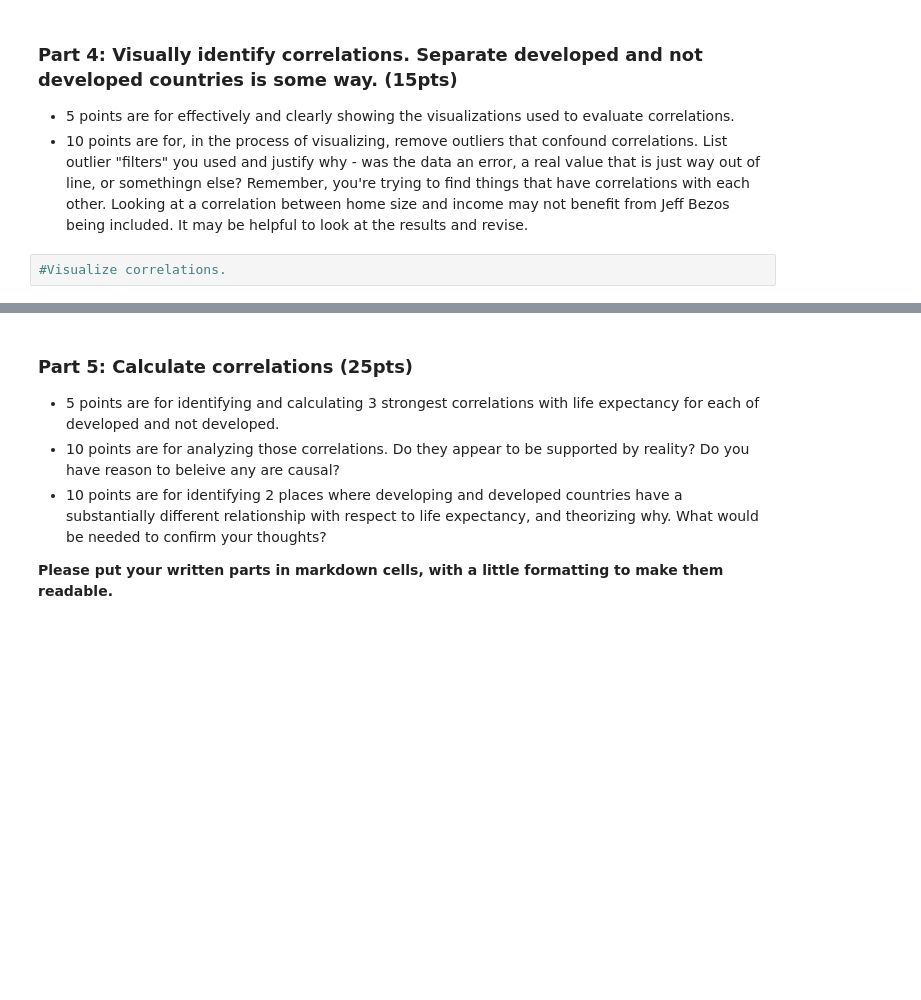
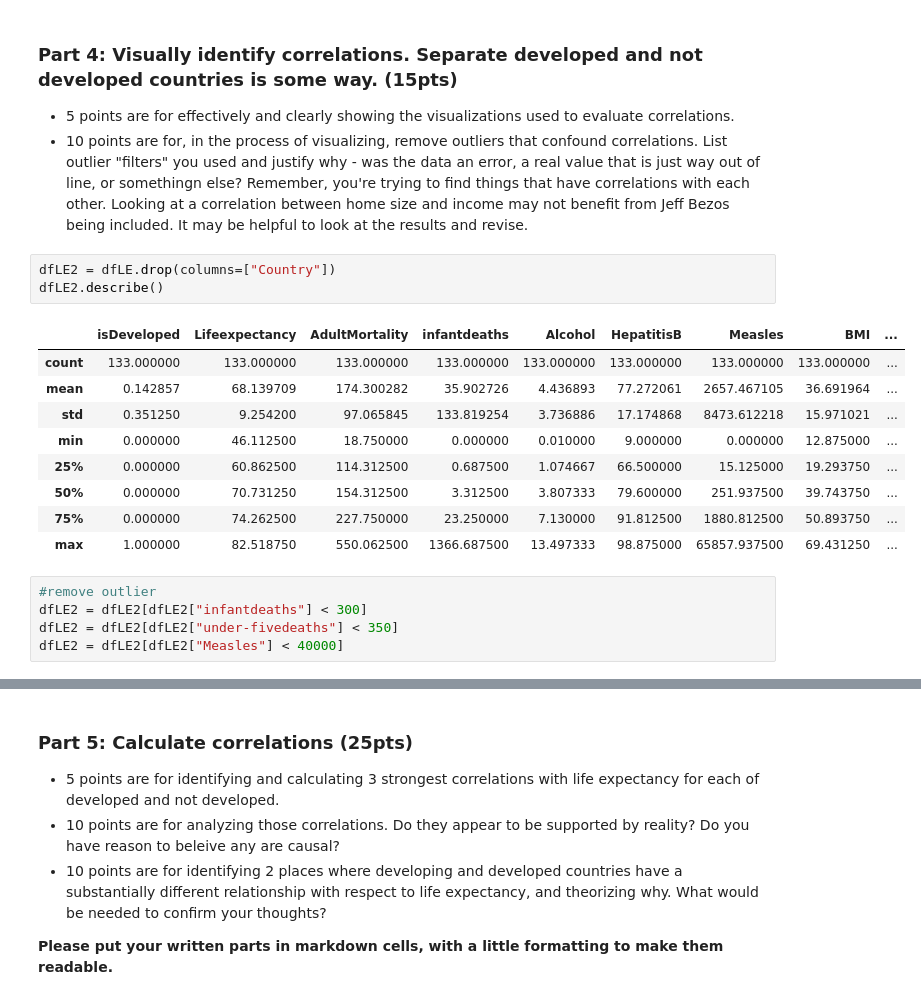
Before and after one commit to CcDenn/BSIP_Assignment_2_Students, a Jupyter notebook: stats_asn_2_start.ipynb, the cells around one changed output, grey strips where cells are left out. Drawn from its saved outputs; the diff is of its cells as text; blank space fills up the shorter version.

```diff
--- a/stats_asn_2_start.ipynb
+++ b/stats_asn_2_start.ipynb
@@ -245,5 +265,21 @@ In conclusion, our data looks lognormal distribution. However, the data on the h
 <li>5 points are for effectively and clearly showing the visualizations used to evaluate correlations.
 <li>10 points are for, in the process of visualizing, remove outliers that confound correlations. List outlier "filters" you used and justify why - was the data an error, a real value that is just way out of line, or somethingn else? Remember, you're trying to find things that have correlations with each other. Looking at a correlation between home size and income may not benefit from Jeff Bezos being included. It may be helpful to look at the results and revise.
 </ul>
-# %%
-#Visualize correlations.
+# %%
+dfLE2 = dfLE.drop(columns=["Country"])
+dfLE2.describe()
+# %% [output]
+|  | isDeveloped | Lifeexpectancy | AdultMortality | infantdeaths | Alcohol | HepatitisB | Measles | BMI | ... |
+| count | 133.000000 | 133.000000 | 133.000000 | 133.000000 | 133.000000 | 133.000000 | 133.000000 | 133.000000 | ... |
+| mean | 0.142857 | 68.139709 | 174.300282 | 35.902726 | 4.436893 | 77.272061 | 2657.467105 | 36.691964 | ... |
+| std | 0.351250 | 9.254200 | 97.065845 | 133.819254 | 3.736886 | 17.174868 | 8473.612218 | 15.971021 | ... |
+| min | 0.000000 | 46.112500 | 18.750000 | 0.000000 | 0.010000 | 9.000000 | 0.000000 | 12.875000 | ... |
+| 25% | 0.000000 | 60.862500 | 114.312500 | 0.687500 | 1.074667 | 66.500000 | 15.125000 | 19.293750 | ... |
+| 50% | 0.000000 | 70.731250 | 154.312500 | 3.312500 | 3.807333 | 79.600000 | 251.937500 | 39.743750 | ... |
+| 75% | 0.000000 | 74.262500 | 227.750000 | 23.250000 | 7.130000 | 91.812500 | 1880.812500 | 50.893750 | ... |
+| max | 1.000000 | 82.518750 | 550.062500 | 1366.687500 | 13.497333 | 98.875000 | 65857.937500 | 69.431250 | ... |
+# %%
+#remove outlier
+dfLE2 = dfLE2[dfLE2["infantdeaths"] < 300]
+dfLE2 = dfLE2[dfLE2["under-fivedeaths"] < 350]
+dfLE2 = dfLE2[dfLE2["Measles"] < 40000]
```
Also changed, not shown: parts of 22 cells of this notebook.
